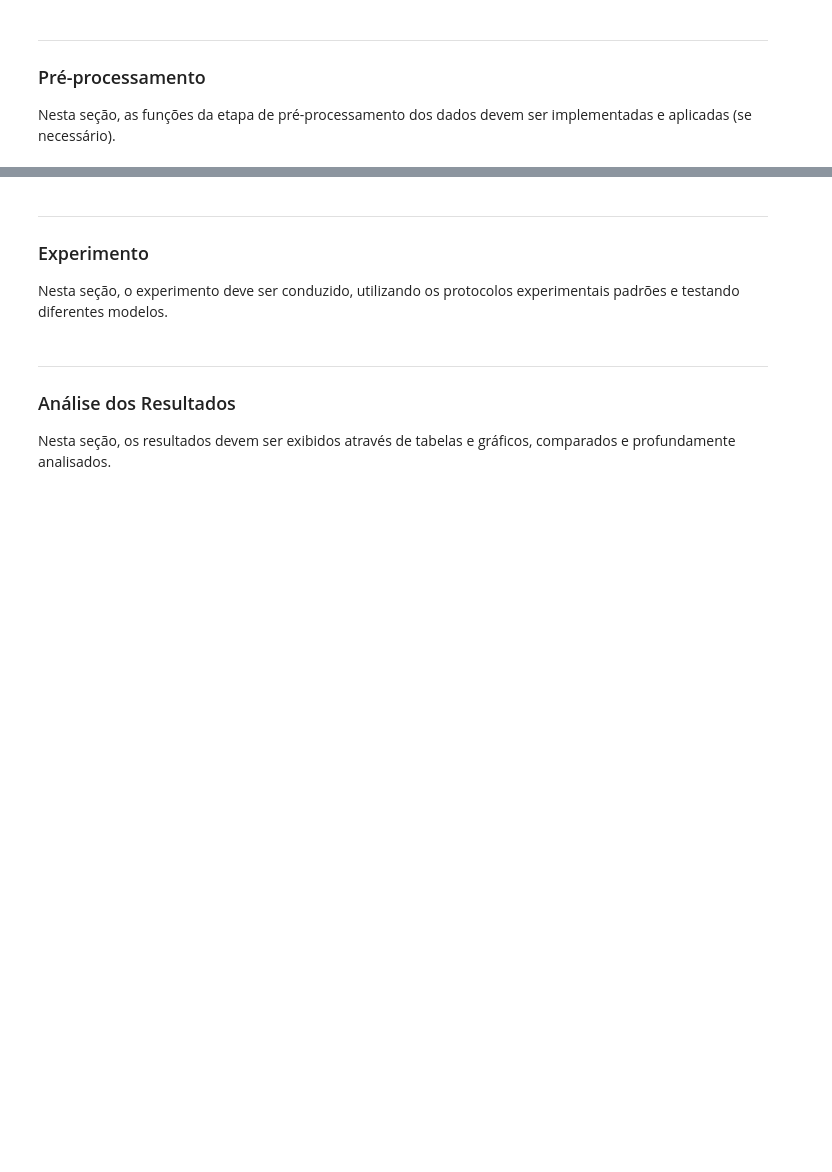
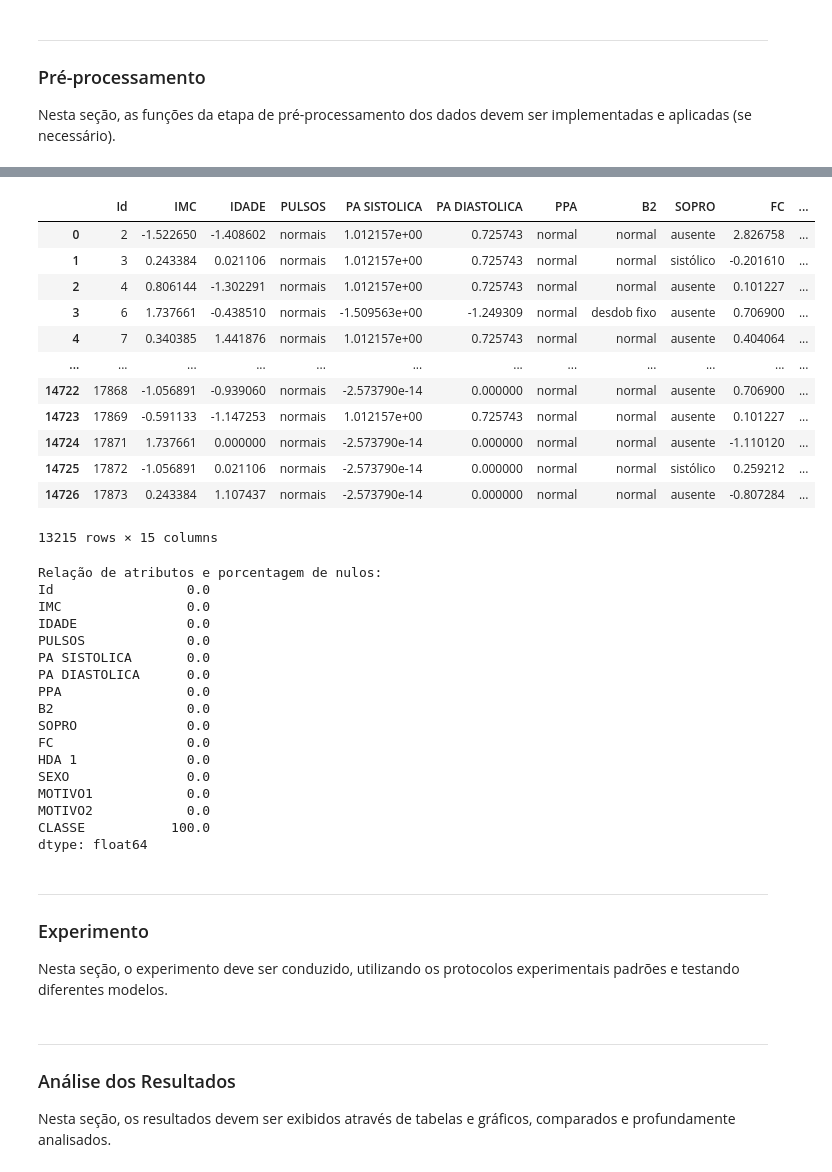
Before and after one commit to lauranaomiseto/projeto-AM, a Jupyter notebook: main.ipynb, the cells around one changed output, grey strips where cells are left out. Saved outputs shown, nothing was run; the diff lists cells and outputs as text; code cells hidden in the pictures; blank space fills up the shorter version.

```diff
--- a/main.ipynb
+++ b/main.ipynb
@@ -419,6 +449,47 @@ dtype: float64
 # IDENTIFICAR OUTLIERS CONSIDERANDO TODOS OS ATRIBUTOS
 # identificação de outliers por registro
 # uma estratégia é a aplicação do PCA para redução de dimensionalidade
+# %%
+# NORMALIZAR ATRIBUTOS
+
+from sklearn.preprocessing import StandardScaler
+
+scaler = StandardScaler()
+df_train[col_numerica] = scaler.fit_transform(df_train[col_numerica])
+
+display(df_train)
+analise_valores_faltantes(df_train)
+# %% [output]
+|  | Id | IMC | IDADE | PULSOS | PA SISTOLICA | PA DIASTOLICA | PPA | B2 | SOPRO | FC | ... |
+| 0 | 2 | -1.522650 | -1.408602 | normais | 1.012157e+00 | 0.725743 | normal | normal | ausente | 2.826758 | ... |
+| 1 | 3 | 0.243384 | 0.021106 | normais | 1.012157e+00 | 0.725743 | normal | normal | sistólico | -0.201610 | ... |
+| 2 | 4 | 0.806144 | -1.302291 | normais | 1.012157e+00 | 0.725743 | normal | normal | ausente | 0.101227 | ... |
+| 3 | 6 | 1.737661 | -0.438510 | normais | -1.509563e+00 | -1.249309 | normal | desdob fixo | ausente | 0.706900 | ... |
+| 4 | 7 | 0.340385 | 1.441876 | normais | 1.012157e+00 | 0.725743 | normal | normal | ausente | 0.404064 | ... |
+| ... | ... | ... | ... | ... | ... | ... | ... | ... | ... | ... | ... |
+| 14722 | 17868 | -1.056891 | -0.939060 | normais | -2.573790e-14 | 0.000000 | normal | normal | ausente | 0.706900 | ... |
+| 14723 | 17869 | -0.591133 | -1.147253 | normais | 1.012157e+00 | 0.725743 | normal | normal | ausente | 0.101227 | ... |
+| 14724 | 17871 | 1.737661 | 0.000000 | normais | -2.573790e-14 | 0.000000 | normal | normal | ausente | -1.110120 | ... |
+| 14725 | 17872 | -1.056891 | 0.021106 | normais | -2.573790e-14 | 0.000000 | normal | normal | sistólico | 0.259212 | ... |
+| 14726 | 17873 | 0.243384 | 1.107437 | normais | -2.573790e-14 | 0.000000 | normal | normal | ausente | -0.807284 | ... |
+13215 rows × 15 columns
+Relação de atributos e porcentagem de nulos:
+Id                 0.0
+IMC                0.0
+IDADE              0.0
+PULSOS             0.0
+PA SISTOLICA       0.0
+PA DIASTOLICA      0.0
+PPA                0.0
+B2                 0.0
+SOPRO              0.0
+FC                 0.0
+HDA 1              0.0
+SEXO               0.0
+MOTIVO1            0.0
+MOTIVO2            0.0
+CLASSE           100.0
+dtype: float64
 # %% [markdown]
 ---
 ### Experimento
```
Also changed, not shown: parts of 14 cells of this notebook.
